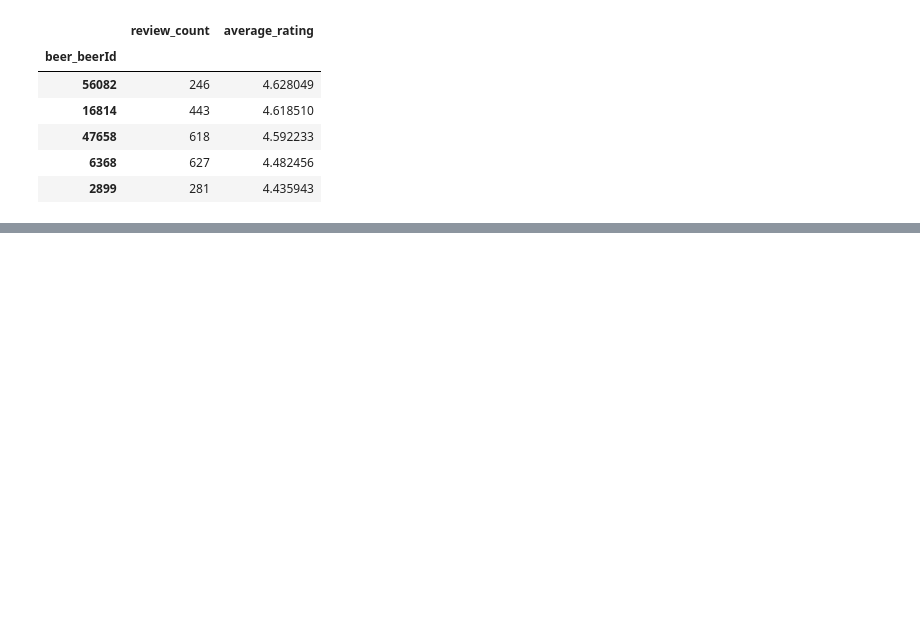
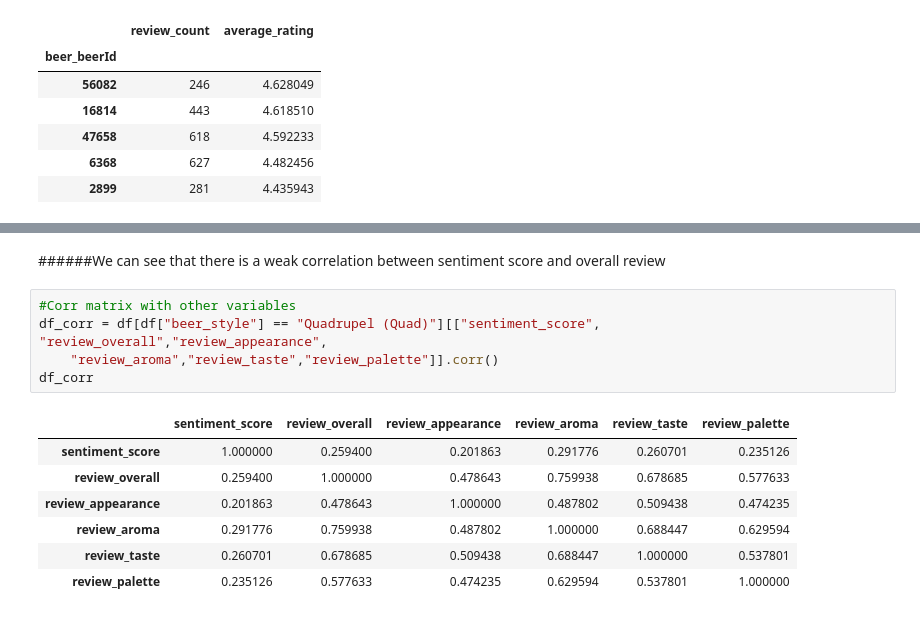
Before and after one commit to mdabushad/Beer-Data-Analysis, a Jupyter notebook: Beer_Data_Analysis.ipynb, the cells around one changed output, grey strips where cells are left out. Cells and saved outputs as stored; diff of their text form; blank space fills up the shorter version.

```diff
--- a/Beer_Data_Analysis.ipynb
+++ b/Beer_Data_Analysis.ipynb
@@ -321,0 +371,15 @@ top_beers
+# %% [markdown]
+######We can see that there is a weak correlation between sentiment score and overall review
+# %%
+#Corr matrix with other variables
+df_corr = df[df["beer_style"] == "Quadrupel (Quad)"][["sentiment_score", "review_overall","review_appearance",
+    "review_aroma","review_taste","review_palette"]].corr()
+df_corr
+# %% [output]
+|  | sentiment_score | review_overall | review_appearance | review_aroma | review_taste | review_palette |
+| sentiment_score | 1.000000 | 0.259400 | 0.201863 | 0.291776 | 0.260701 | 0.235126 |
+| review_overall | 0.259400 | 1.000000 | 0.478643 | 0.759938 | 0.678685 | 0.577633 |
+| review_appearance | 0.201863 | 0.478643 | 1.000000 | 0.487802 | 0.509438 | 0.474235 |
+| review_aroma | 0.291776 | 0.759938 | 0.487802 | 1.000000 | 0.688447 | 0.629594 |
+| review_taste | 0.260701 | 0.678685 | 0.509438 | 0.688447 | 1.000000 | 0.537801 |
+| review_palette | 0.235126 | 0.577633 | 0.474235 | 0.629594 | 0.537801 | 1.000000 |
```
Also changed, not shown: parts of 8 cells of this notebook.
